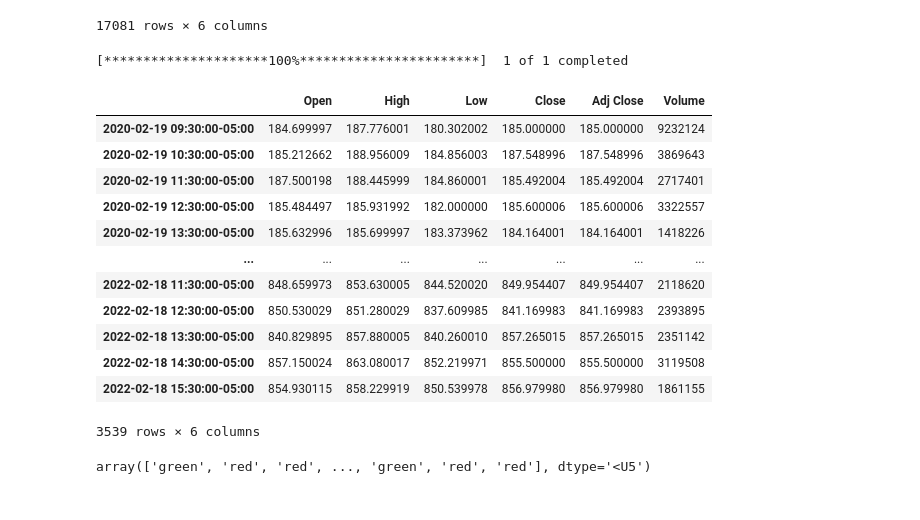
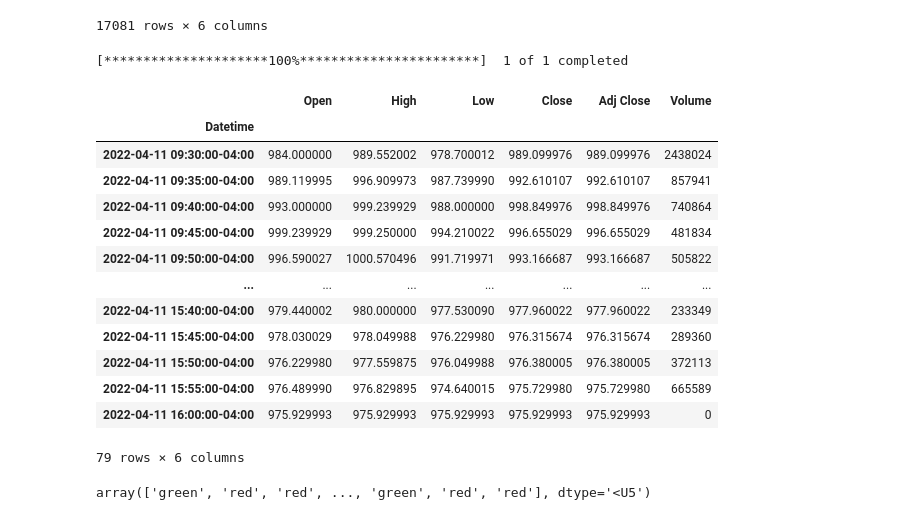
Before and after one commit to sjuanandres0/Chewbacca, a Jupyter notebook: chewie_playground.ipynb, the cells around one changed output. Drawn from its saved outputs; the diff is of its cells as text; code cells hidden in the pictures.

```diff
--- a/chewie_playground.ipynb
+++ b/chewie_playground.ipynb
@@ -490,22 +490,23 @@ yf.download(tickers='BTC-USD', period='2y', interval='1h')
 | 2022-02-19 09:12:00+00:00 | 40015.031250 | 40015.031250 | 40015.031250 | 40015.031250 | 40015.031250 | 0 |
 17081 rows × 6 columns
 # %%
-yf.download(tickers='TSLA', period='2y', interval='1h')
+yf.download(tickers='TSLA', period='1d', interval='5m')
 # %% [output]
 [*********************100%***********************]  1 of 1 completed
 |  | Open | High | Low | Close | Adj Close | Volume |
-| 2020-02-19 09:30:00-05:00 | 184.699997 | 187.776001 | 180.302002 | 185.000000 | 185.000000 | 9232124 |
-| 2020-02-19 10:30:00-05:00 | 185.212662 | 188.956009 | 184.856003 | 187.548996 | 187.548996 | 3869643 |
-| 2020-02-19 11:30:00-05:00 | 187.500198 | 188.445999 | 184.860001 | 185.492004 | 185.492004 | 2717401 |
-| 2020-02-19 12:30:00-05:00 | 185.484497 | 185.931992 | 182.000000 | 185.600006 | 185.600006 | 3322557 |
-| 2020-02-19 13:30:00-05:00 | 185.632996 | 185.699997 | 183.373962 | 184.164001 | 184.164001 | 1418226 |
+| Datetime |  |  |  |  |  |  |
+| 2022-04-11 09:30:00-04:00 | 984.000000 | 989.552002 | 978.700012 | 989.099976 | 989.099976 | 2438024 |
+| 2022-04-11 09:35:00-04:00 | 989.119995 | 996.909973 | 987.739990 | 992.610107 | 992.610107 | 857941 |
+| 2022-04-11 09:40:00-04:00 | 993.000000 | 999.239929 | 988.000000 | 998.849976 | 998.849976 | 740864 |
+| 2022-04-11 09:45:00-04:00 | 999.239929 | 999.250000 | 994.210022 | 996.655029 | 996.655029 | 481834 |
+| 2022-04-11 09:50:00-04:00 | 996.590027 | 1000.570496 | 991.719971 | 993.166687 | 993.166687 | 505822 |
 | ... | ... | ... | ... | ... | ... | ... |
-| 2022-02-18 11:30:00-05:00 | 848.659973 | 853.630005 | 844.520020 | 849.954407 | 849.954407 | 2118620 |
-| 2022-02-18 12:30:00-05:00 | 850.530029 | 851.280029 | 837.609985 | 841.169983 | 841.169983 | 2393895 |
-| 2022-02-18 13:30:00-05:00 | 840.829895 | 857.880005 | 840.260010 | 857.265015 | 857.265015 | 2351142 |
-| 2022-02-18 14:30:00-05:00 | 857.150024 | 863.080017 | 852.219971 | 855.500000 | 855.500000 | 3119508 |
-| 2022-02-18 15:30:00-05:00 | 854.930115 | 858.229919 | 850.539978 | 856.979980 | 856.979980 | 1861155 |
+| 2022-04-11 15:40:00-04:00 | 979.440002 | 980.000000 | 977.530090 | 977.960022 | 977.960022 | 233349 |
+| 2022-04-11 15:45:00-04:00 | 978.030029 | 978.049988 | 976.229980 | 976.315674 | 976.315674 | 289360 |
+| 2022-04-11 15:50:00-04:00 | 976.229980 | 977.559875 | 976.049988 | 976.380005 | 976.380005 | 372113 |
+| 2022-04-11 15:55:00-04:00 | 976.489990 | 976.829895 | 974.640015 | 975.729980 | 975.729980 | 665589 |
+| 2022-04-11 16:00:00-04:00 | 975.929993 | 975.929993 | 975.929993 | 975.929993 | 975.929993 | 0 |
-3539 rows × 6 columns
+79 rows × 6 columns
 # %%
 np.where(df['pct_change']<0, 'red', 'green')
 # %% [output]
```
Also changed, not shown: parts of 2 cells of this notebook, 1 other file.
